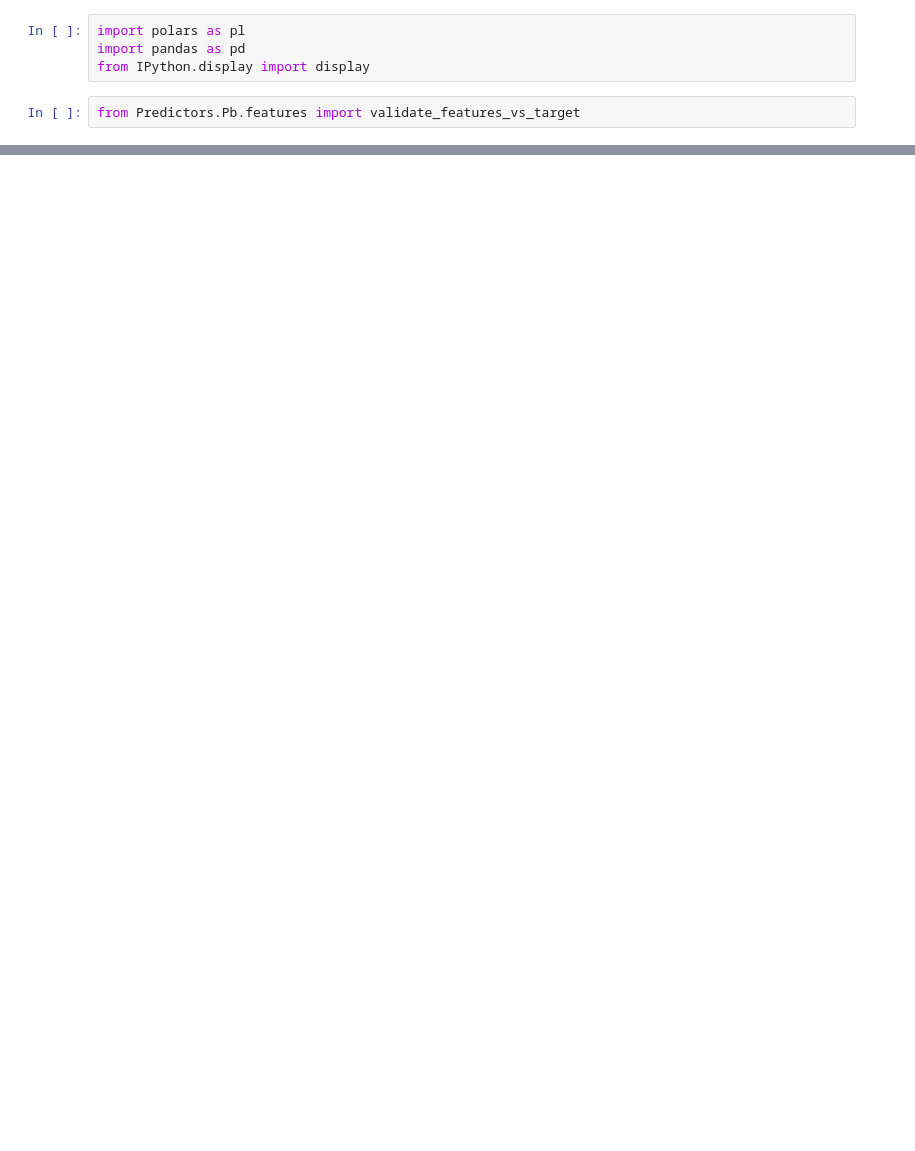
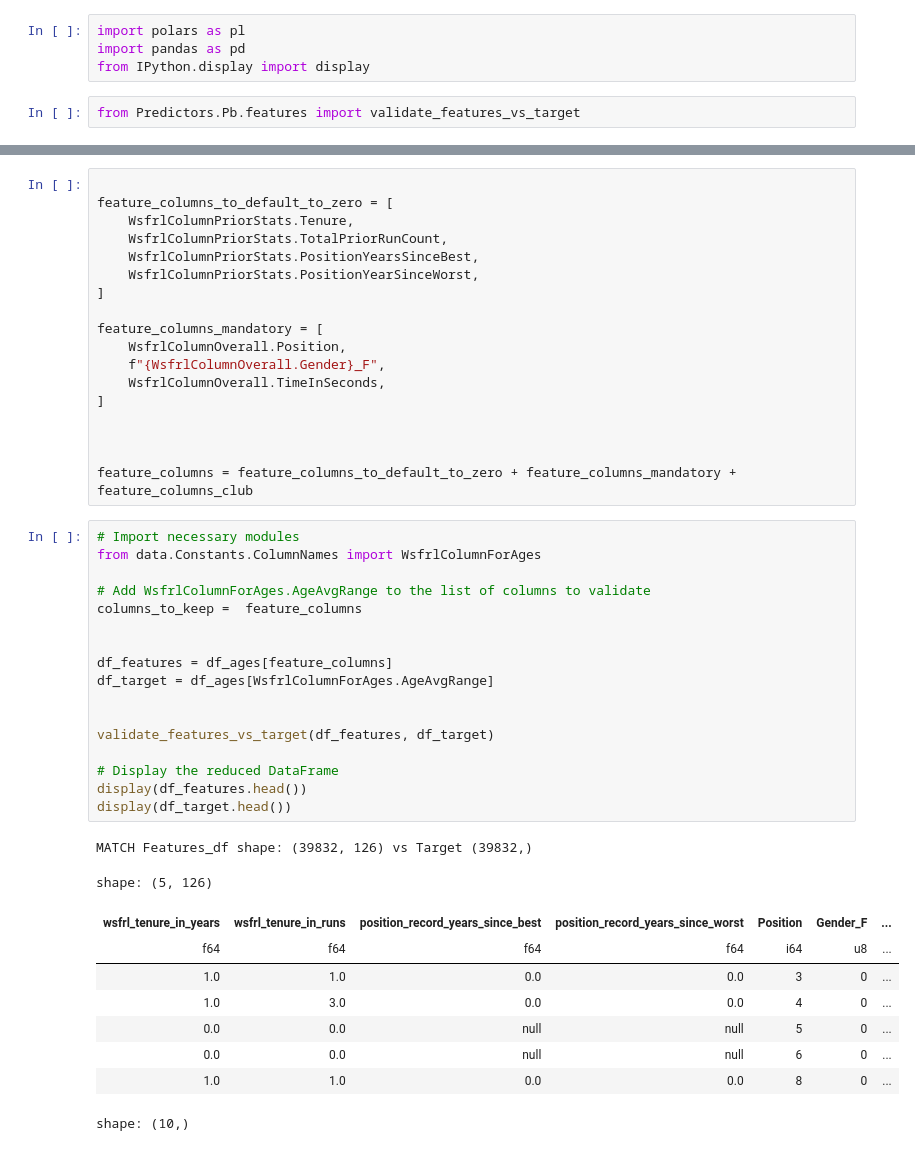
Before and after one commit to CoderGregH/wsfrl, a Jupyter notebook: Predictors/Age/HowOldAreThey.ipynb, the cells around one changed output, grey strips where cells are left out. Drawn from its saved outputs; the diff is of its cells as text; blank space fills up the shorter version.

```diff
--- a/Predictors/Age/HowOldAreThey.ipynb
+++ b/Predictors/Age/HowOldAreThey.ipynb
@@ -26,0 +86,46 @@ shape: (55_523, 65)
+# %%
+
+feature_columns_to_default_to_zero = [
+    WsfrlColumnPriorStats.Tenure,
+    WsfrlColumnPriorStats.TotalPriorRunCount,
+    WsfrlColumnPriorStats.PositionYearsSinceBest,
+    WsfrlColumnPriorStats.PositionYearSinceWorst,
+]
+
+feature_columns_mandatory = [
+    WsfrlColumnOverall.Position,
+    f"{WsfrlColumnOverall.Gender}_F",
+    WsfrlColumnOverall.TimeInSeconds,
+]
+
+
+
+feature_columns = feature_columns_to_default_to_zero + feature_columns_mandatory + feature_columns_club
+# %%
+# Import necessary modules
+from data.Constants.ColumnNames import WsfrlColumnForAges
+
+# Add WsfrlColumnForAges.AgeAvgRange to the list of columns to validate
+columns_to_keep =  feature_columns
+
+
+df_features = df_ages[feature_columns]
+df_target = df_ages[WsfrlColumnForAges.AgeAvgRange]
+
+
+validate_features_vs_target(df_features, df_target)
+
+# Display the reduced DataFrame
+display(df_features.head())
+display(df_target.head())
+# %% [output]
+MATCH Features_df shape: (39832, 126) vs Target (39832,)
+shape: (5, 126)
+| wsfrl_tenure_in_years | wsfrl_tenure_in_runs | position_record_years_since_best | position_record_years_since_worst | Position | Gender_F | ... |
+| f64 | f64 | f64 | f64 | i64 | u8 | ... |
+| 1.0 | 1.0 | 0.0 | 0.0 | 3 | 0 | ... |
+| 1.0 | 3.0 | 0.0 | 0.0 | 4 | 0 | ... |
+| 0.0 | 0.0 | null | null | 5 | 0 | ... |
+| 0.0 | 0.0 | null | null | 6 | 0 | ... |
+| 1.0 | 1.0 | 0.0 | 0.0 | 8 | 0 | ... |
+shape: (10,)
```
Also changed, not shown: parts of 13 cells of this notebook, 5 other files.
